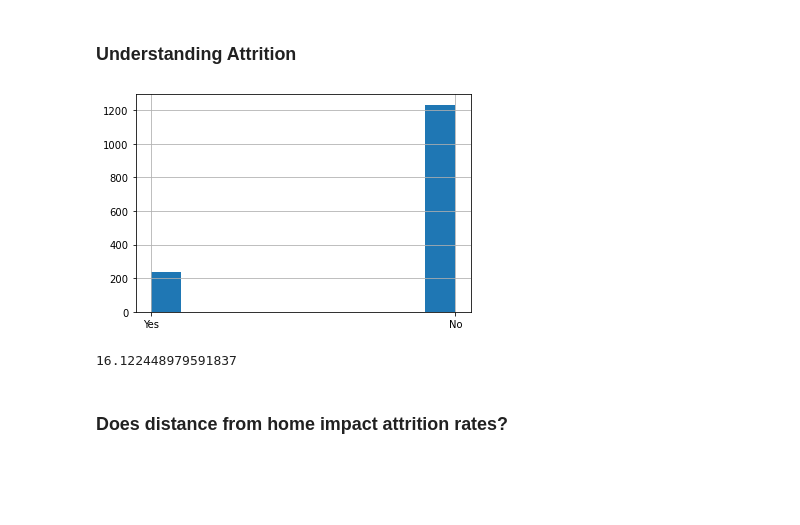
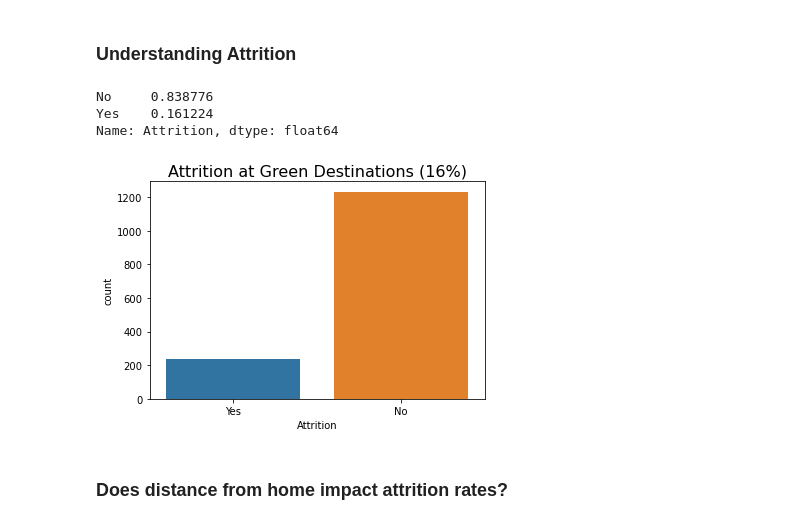
Before and after one commit to lochlynlaskowski/HR-attrition, a Jupyter notebook: HR_attrition .ipynb, the cells around one changed output. Saved outputs shown, nothing was run; the diff lists cells and outputs as text; code cells hidden in the pictures; blank space fills up the shorter version.

```diff
--- a/HR_attrition .ipynb
+++ b/HR_attrition .ipynb
@@ -90,14 +91,17 @@ df.describe()
 ## Explore ##
 # %% [markdown]
 ### Understanding Attrition ###
-# %%
-df.Attrition.hist()
-plt.show()
-# %% [output]
-[figure, removed]
-# %%
-df[df.Attrition == "Yes"].shape[0] / df.shape[0] * 100
-# %% [output]
-16.122448979591837
+# %%
+df.Attrition.value_counts(normalize=True)
+# %% [output]
+No     0.838776
+Yes    0.161224
+Name: Attrition, dtype: float64
+# %%
+sns.countplot(data=df, x=df.Attrition)
+plt.title('Attrition at Green Destinations (16%)', fontsize=16)
+plt.show()
+# %% [output]
+[figure, added]
 # %% [markdown]
 ### Does distance from home impact attrition rates? ###
```
Also changed, not shown: parts of 36 cells of this notebook.
